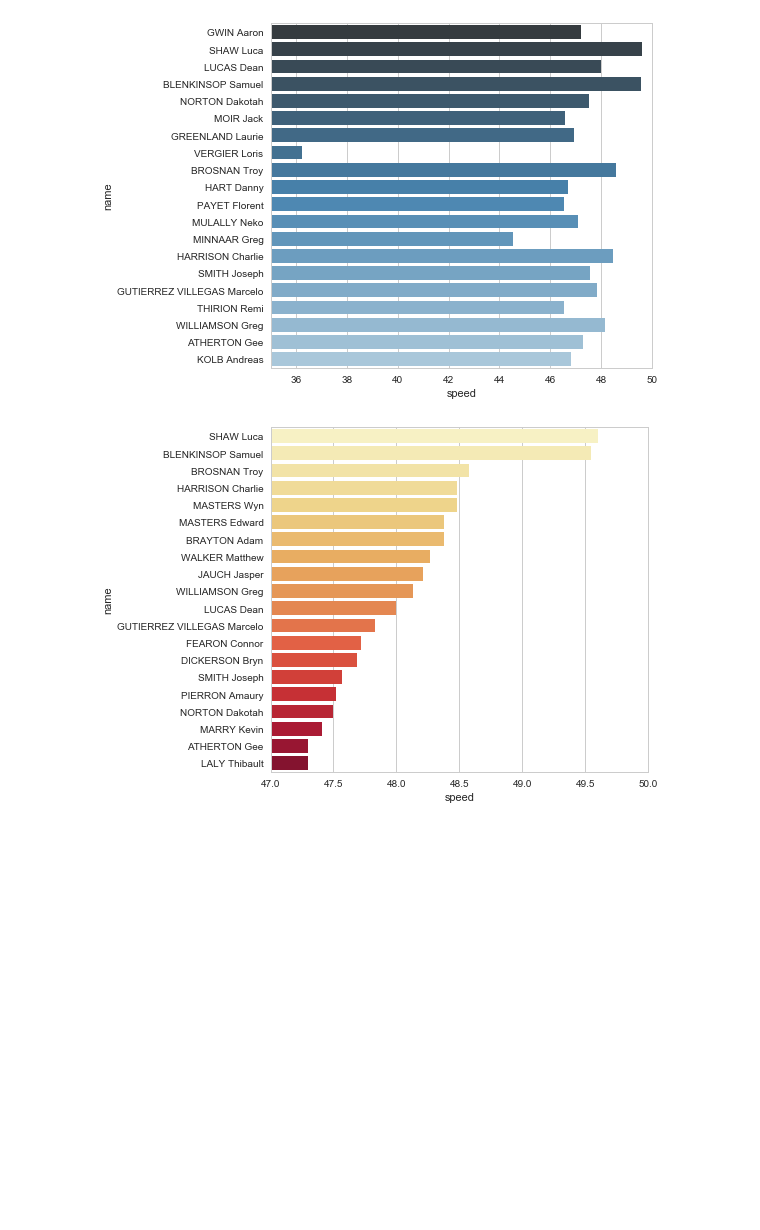
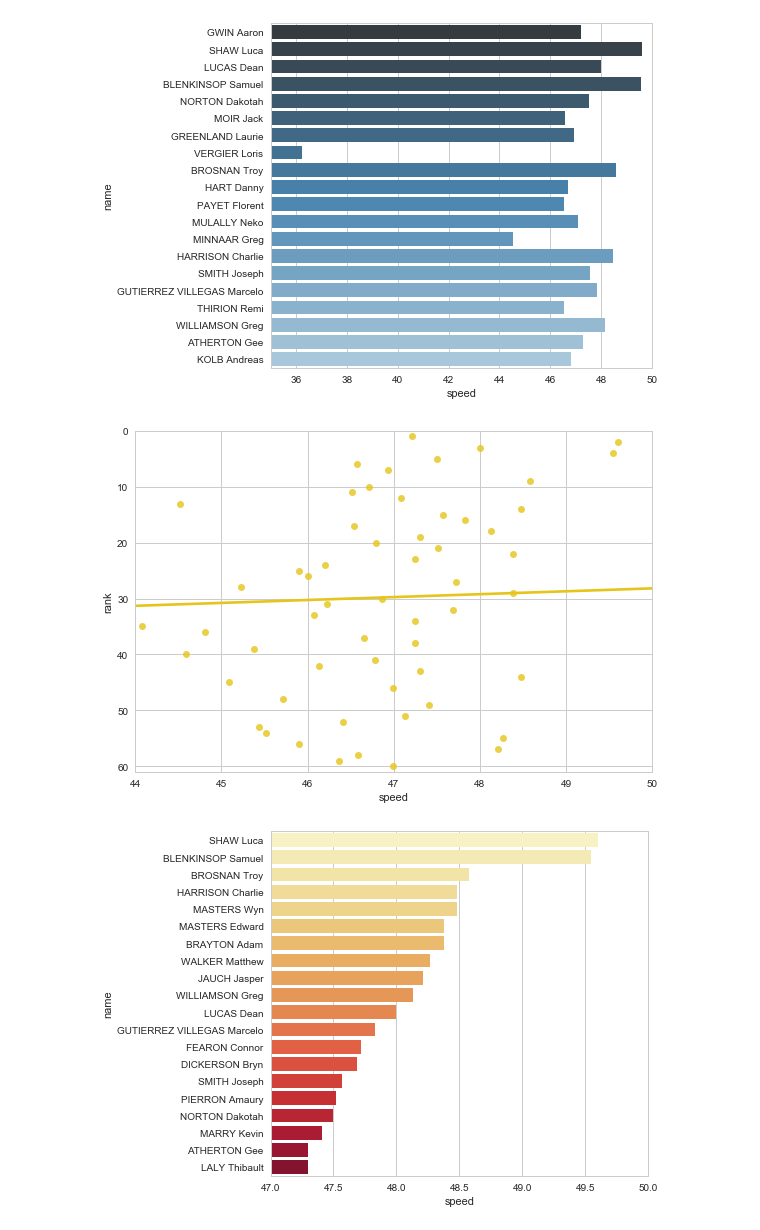
Before and after one commit to domwrap/mtbgeekstats, a Jupyter notebook: 2018/dh_analysis.ipynb, the cells around one changed output. Drawn from its saved outputs; the diff is of its cells as text; code cells hidden in the pictures; blank space fills up the shorter version.

Commit message:
Speeds and ranks testing

```diff
--- a/2018/dh_analysis.ipynb
+++ b/2018/dh_analysis.ipynb
@@ -347,6 +347,20 @@ plt.tight_layout()
 # drawScatter( df2, col, 'Speed Trap', timeCol='speed', xlabel='Speed (km/m)', minX=df2.head(topX).speed.min()-.2, maxX=df2.speed.max()+.1, labelPosOffsetX=-.06 )
 # %% [output]
 [figure]
+# %%
+col = 'rank'
+df2 = df.sort_values(col, ascending=True)
+df2 = df2.reset_index(drop=True)
+
+plot = sns.regplot( df2['speed'][:60], df2['rank'][:60], ci=None)
+plot.invert_yaxis()
+plt.xlim( 44, 50 )
+plt.ylim( 61, 0 )
+plt.tight_layout()
+
+# drawScatter( df2, col, 'Speed Trap', timeCol='speed', xlabel='Speed (km/m)', minX=df2.head(topX).speed.min()-.2, maxX=df2.speed.max()+.1, labelPosOffsetX=-.06 )
+# %% [output]
+[figure, added]
 # %%
 col = 'speed'
 df2 = df.sort_values(col, ascending=False)
```
